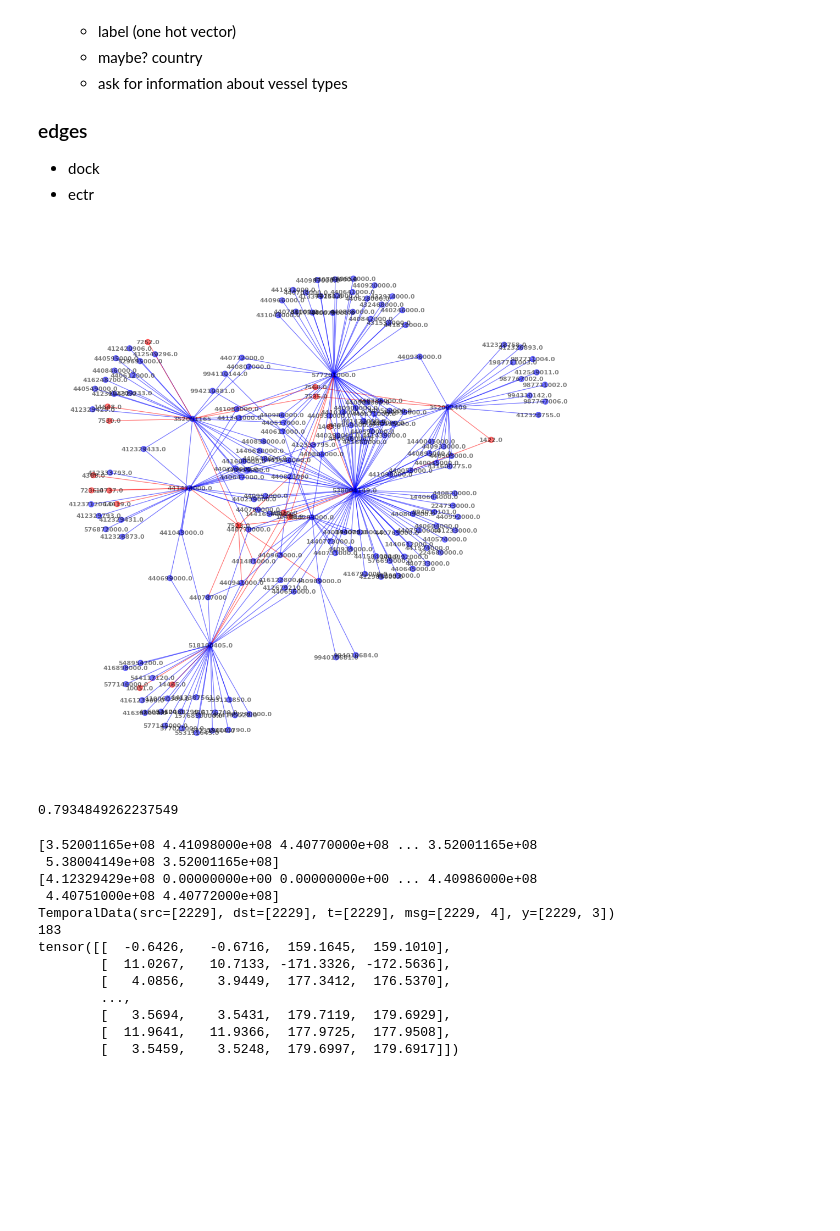
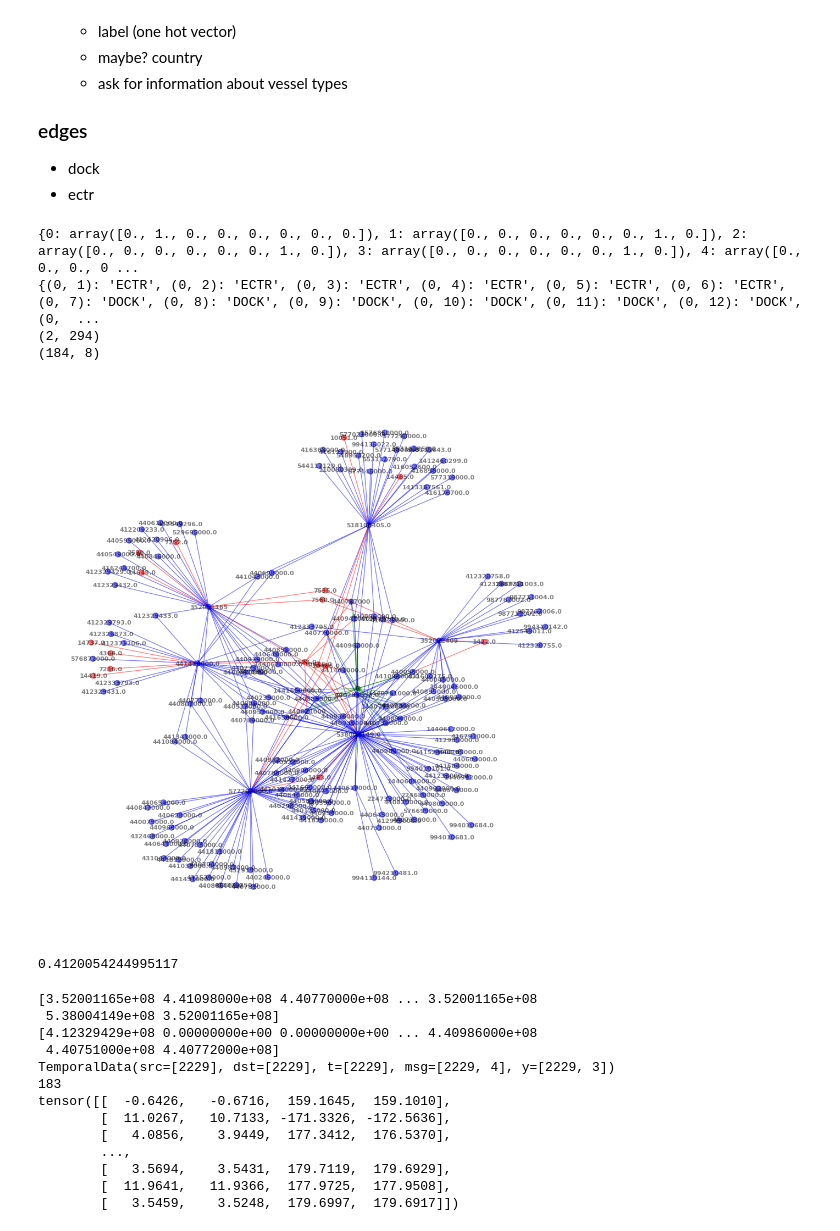
Before and after one commit to mattalajas/GEODE2025, a Jupyter notebook: practice.ipynb, the cells around one changed output. Cells and saved outputs as stored; diff of their text form; code cells hidden in the pictures; blank space fills up the shorter version.

```diff
--- a/practice.ipynb
+++ b/practice.ipynb
@@ -290,43 +290,80 @@ G = nx.Graph()
 num_vessels = 0
 n_colormap = {}
 feature_dict = {x['vessel_id']: x['label'] for _, x in data_vessels.iterrows()}
+node_att_map = {node: ind for ind, node in enumerate(set(data_vessels['label']))}
+node_att_map['Port'] = len(node_att_map)
+node_att_map['NA'] = len(node_att_map)
+node_att_map['Fish'] = len(node_att_map)
+edge_att_map = {'ECTR': 0, 'FISH': 1, 'DOCK': 2}
+eye = np.eye(len(node_att_map))
 
 for ind, data in data_events.iterrows():
     init_vessel = data['vessel_id']
     sec_vessel = data['vessel_id2']
     port = data['port_id']
     event = data['event_type']
 
     G.add_node(init_vessel, name = 'vessel', label = feature_dict[init_vessel])
     n_colormap[init_vessel] = 'blue'
 
     # if not np.isnan(sec_vessel):
     if not np.isnan(sec_vessel):# and sec_vessel in feature_dict:
-        G.add_node(sec_vessel, name = 'vessel', label = feature_dict[sec_vessel] if sec_vessel in feature_dict else 0)
+        if sec_vessel in feature_dict:
+            label = feature_dict[sec_vessel]
+            G.add_node(sec_vessel, name = 'vessel', label = label,
+                       one_hot = eye[node_att_map[label]])
+        else:
+            G.add_node(sec_vessel, name = 'vessel', label = 'NA',
+                       one_hot = eye[node_att_map['NA']])
+
         G.add_edge(init_vessel, sec_vessel, event = event, color = 'blue')
         n_colormap[sec_vessel] = 'blue'
 
-    if not np.isnan(port):
-        G.add_node(port, name = 'port', label = 'port')
-        G.add_edge(init_vessel, port, event = 'dock', color = 'red')
+    elif not np.isnan(port):
+        G.add_node(port, name = 'port', label = 'Port',
+                   one_hot = eye[node_att_map['Port']])
+        G.add_edge(init_vessel, port, event = 'DOCK', color = 'red')
         n_colormap[port] = 'red'
 
-#print(dict(G.nodes))
-pos = nx.spring_layout(G, seed = 1123)
+    else:
+        G.add_edge(init_vessel, 0, event = event, color = 'green')
+        n_colormap[0] = 'green'
+
+G.nodes[0]['one_hot'] = eye[node_att_map['Fish']]
+
+mapping = {node: ind for ind, node in enumerate(G.nodes)}
+rev_map = {ind: node for ind, node in enumerate(G.nodes)}
+
+H = nx.relabel_nodes(G, mapping, copy = True)
+
+node_att = nx.get_node_attributes(H, 'one_hot')
+edge_att = nx.get_edge_attributes(H, 'event')
+print(node_att)
+print(edge_att)
+
+x = np.array(list(node_att.values()))
+edge_index = np.array(H.edges()).T
+print(edge_index.shape)
+print(x.shape)
 
 import matplotlib.pyplot as plt
+pos = nx.spring_layout(G, seed = 1123)
 plt.figure(1, figsize=(10,10))
 e_colors = [G[u][v]['color'] for u,v in G.edges()]
 nx.draw(G, pos, node_color = n_colormap.values(), edge_color = e_colors, node_size=50, alpha=0.5, with_labels = True, font_size = 8, font_weight = 'bold')
 plt.axis('off')
 plt.show()
 
 
 t1 = time.time()
 print(t1-t0)
 # %% [output]
+{0: array([0., 1., 0., 0., 0., 0., 0., 0.]), 1: array([0., 0., 0., 0., 0., 0., 1., 0.]), 2: array([0., 0., 0., 0., 0., 0., 1., 0.]), 3: array([0., 0., 0., 0., 0., 0., 1., 0.]), 4: array([0., 0., 0., 0 ...
+{(0, 1): 'ECTR', (0, 2): 'ECTR', (0, 3): 'ECTR', (0, 4): 'ECTR', (0, 5): 'ECTR', (0, 6): 'ECTR', (0, 7): 'DOCK', (0, 8): 'DOCK', (0, 9): 'DOCK', (0, 10): 'DOCK', (0, 11): 'DOCK', (0, 12): 'DOCK', (0,  ...
+(2, 294)
+(184, 8)
-[figure, old version]
+[figure, new version]
-0.7934849262237549
+0.4120054244995117
 # %%
 import os.path as osp
 
```
Also changed, not shown: parts of 7 cells of this notebook, 3 other files.
